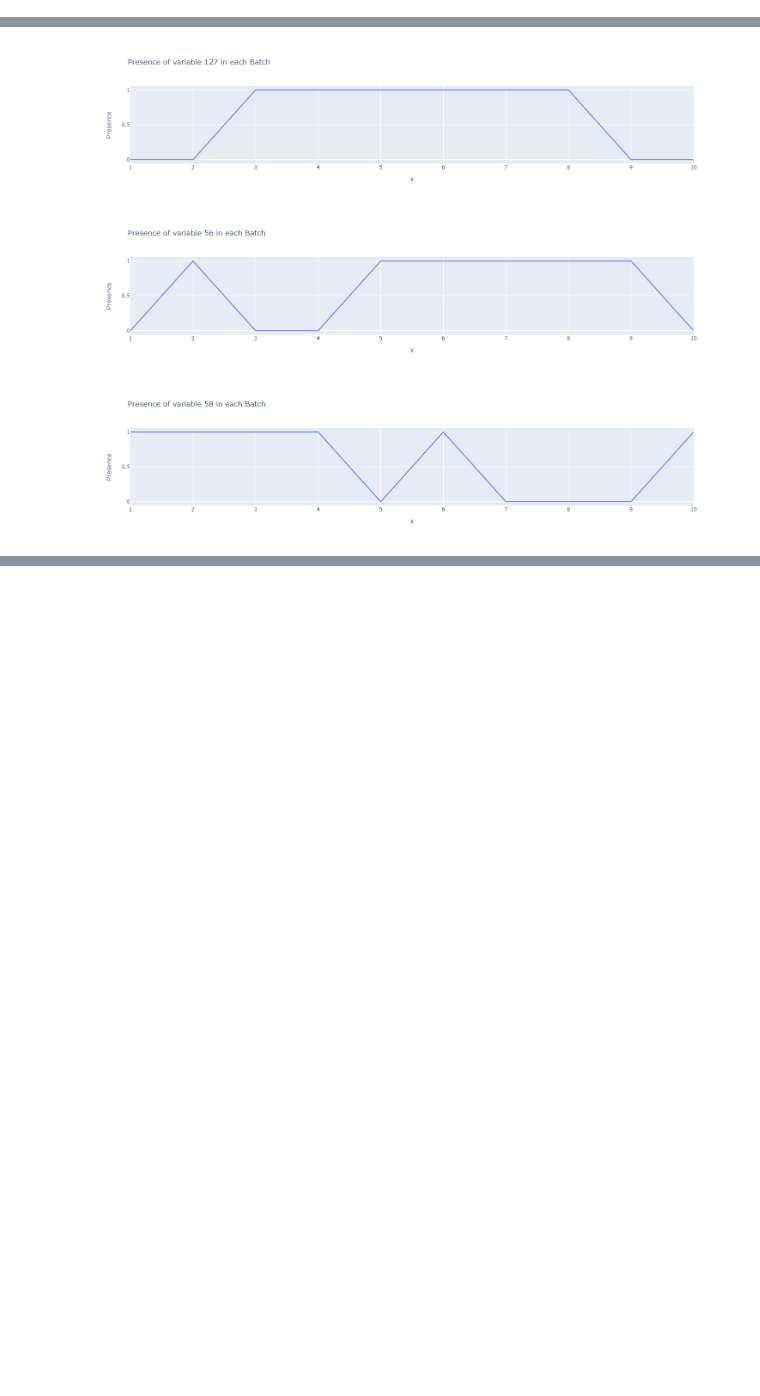
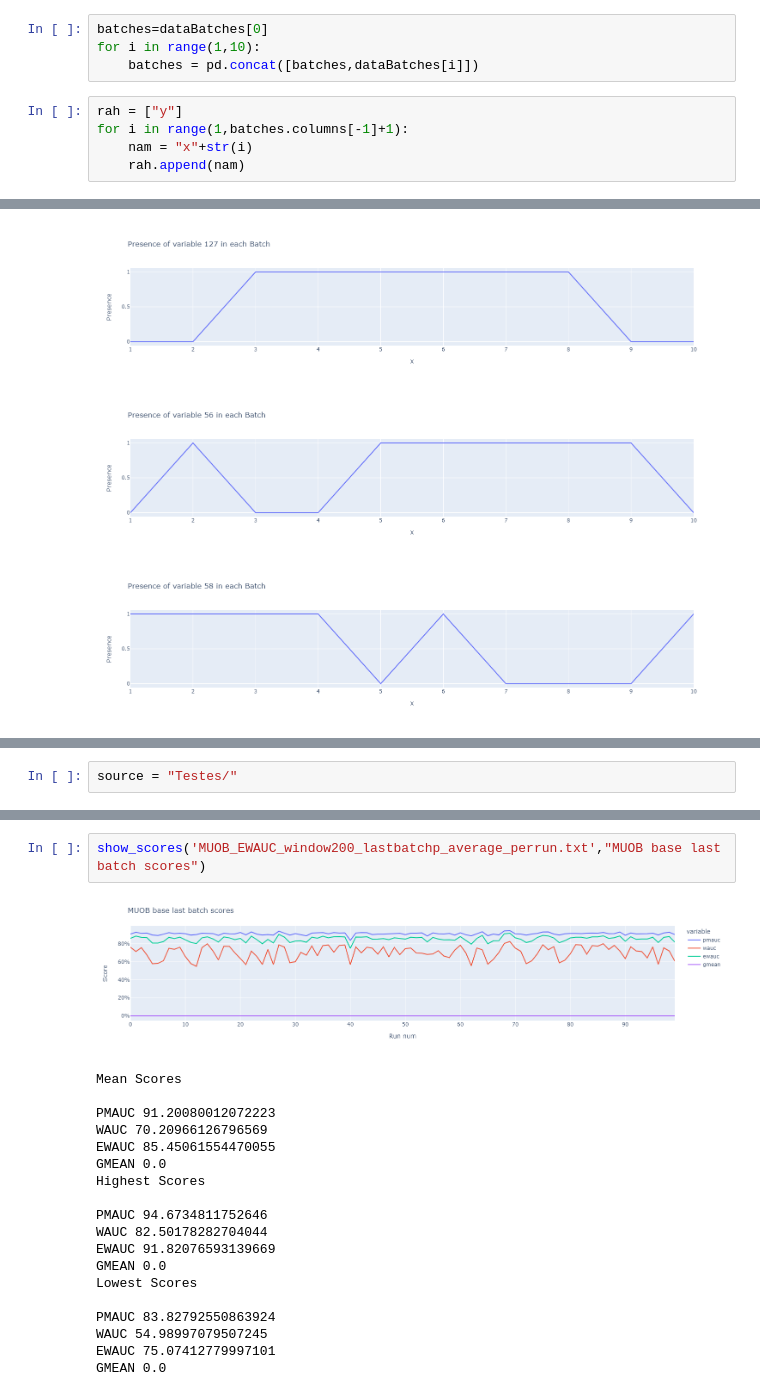
Before and after one commit to nrguimaraes/MultiClassCD, a Jupyter notebook: analise.ipynb, the cells around one changed output, grey strips where cells are left out. Drawn from its saved outputs; the diff is of its cells as text; blank space fills up the shorter version.

```diff
--- a/analise.ipynb
+++ b/analise.ipynb
@@ -49,0 +69,9 @@ SAVE FROM DAT TO CSV
+# %%
+batches=dataBatches[0]
+for i in range(1,10):
+    batches = pd.concat([batches,dataBatches[i]])
+# %%
+rah = ["y"]
+for i in range(1,batches.columns[-1]+1):
+    nam = "x"+str(i)
+    rah.append(nam)
@@ -204,0 +252,2 @@ for currVip in vip:
+# %%
+source = "Testes/"
@@ -204,0 +305,22 @@ for currVip in vip:
+# %%
+show_scores('MUOB_EWAUC_window200_lastbatchp_average_perrun.txt',"MUOB base last batch scores")
+# %% [output]
+[figure, added]
+Mean Scores
+
+PMAUC 91.20080012072223
+WAUC 70.20966126796569
+EWAUC 85.45061554470055
+GMEAN 0.0
+Highest Scores
+
+PMAUC 94.6734811752646
+WAUC 82.50178282704044
+EWAUC 91.82076593139669
+GMEAN 0.0
+Lowest Scores
+
+PMAUC 83.82792550863924
+WAUC 54.98997079507245
+EWAUC 75.07412779997101
+GMEAN 0.0
```
Also changed, not shown: parts of 13 cells of this notebook, 4 other files.
